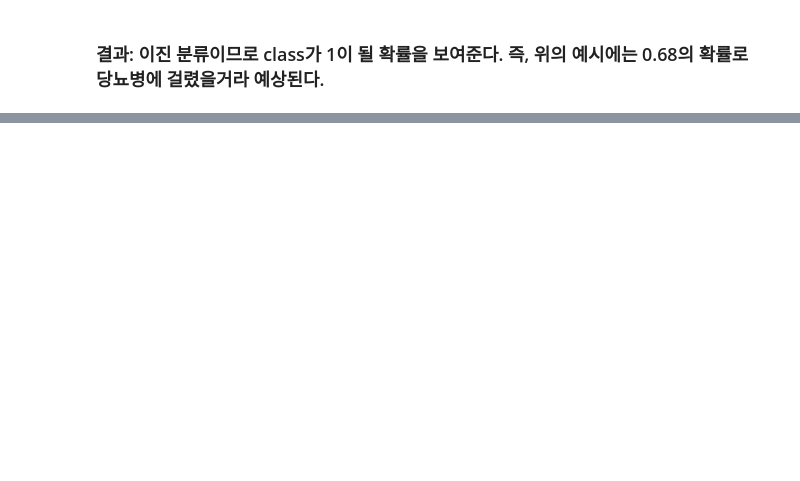
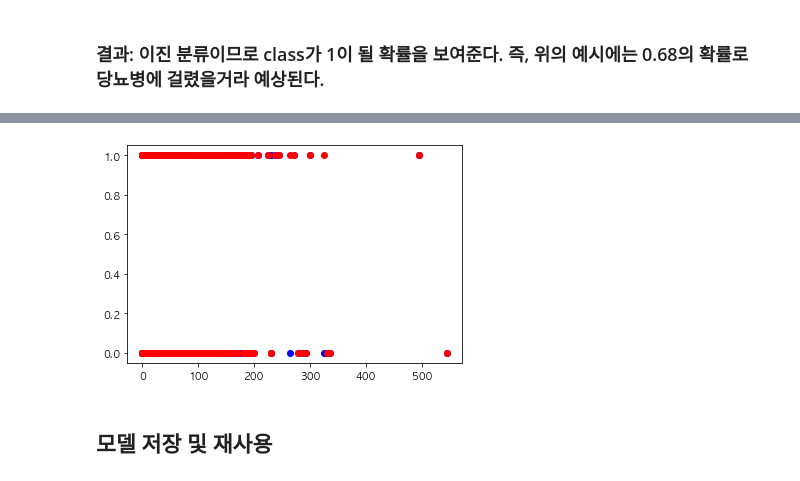
Before and after one commit to serendipi27/GJAI_NLP, a Jupyter notebook: 11_딥러닝_정형데이터분석.ipynb, the cells around one changed output, grey strips where cells are left out. Drawn from its saved outputs; the diff is of its cells as text; code cells hidden in the pictures; blank space fills up the shorter version.

```diff
--- a/11_딥러닝_정형데이터분석.ipynb
+++ b/11_딥러닝_정형데이터분석.ipynb
@@ -393,0 +404,4 @@ array([0.68045974], dtype=float32)
+# %%
+predictions = model.predict(X_test)
+print(predictions.shape)
+predictions2 = np.array([1 if pre > 0.5 else 0 for pre in predictions]).reshape(-1,1)
@@ -393,0 +411,10 @@ array([0.68045974], dtype=float32)
+# %%
+%matplotlib inline
+import matplotlib.pyplot as plt
+plt.plot(X_test, y_test, 'bo')
+plt.plot(X_test, predictions2, 'ro')
+plt.show()
+# %% [output]
+[figure, added]
+# %% [markdown]
+## 모델 저장 및 재사용
```
Also changed, not shown: parts of 82 cells of this notebook, 1 other file.
